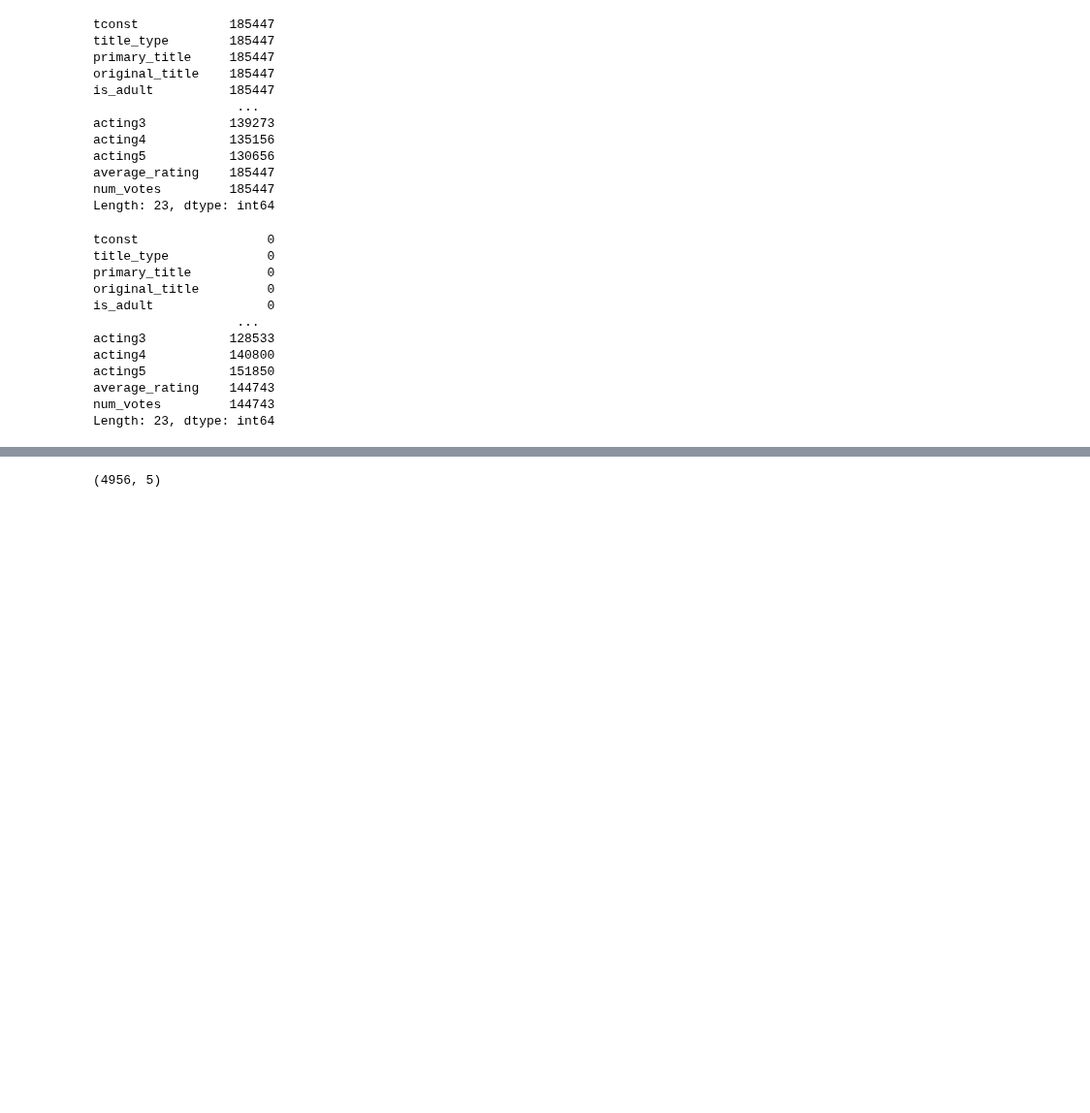
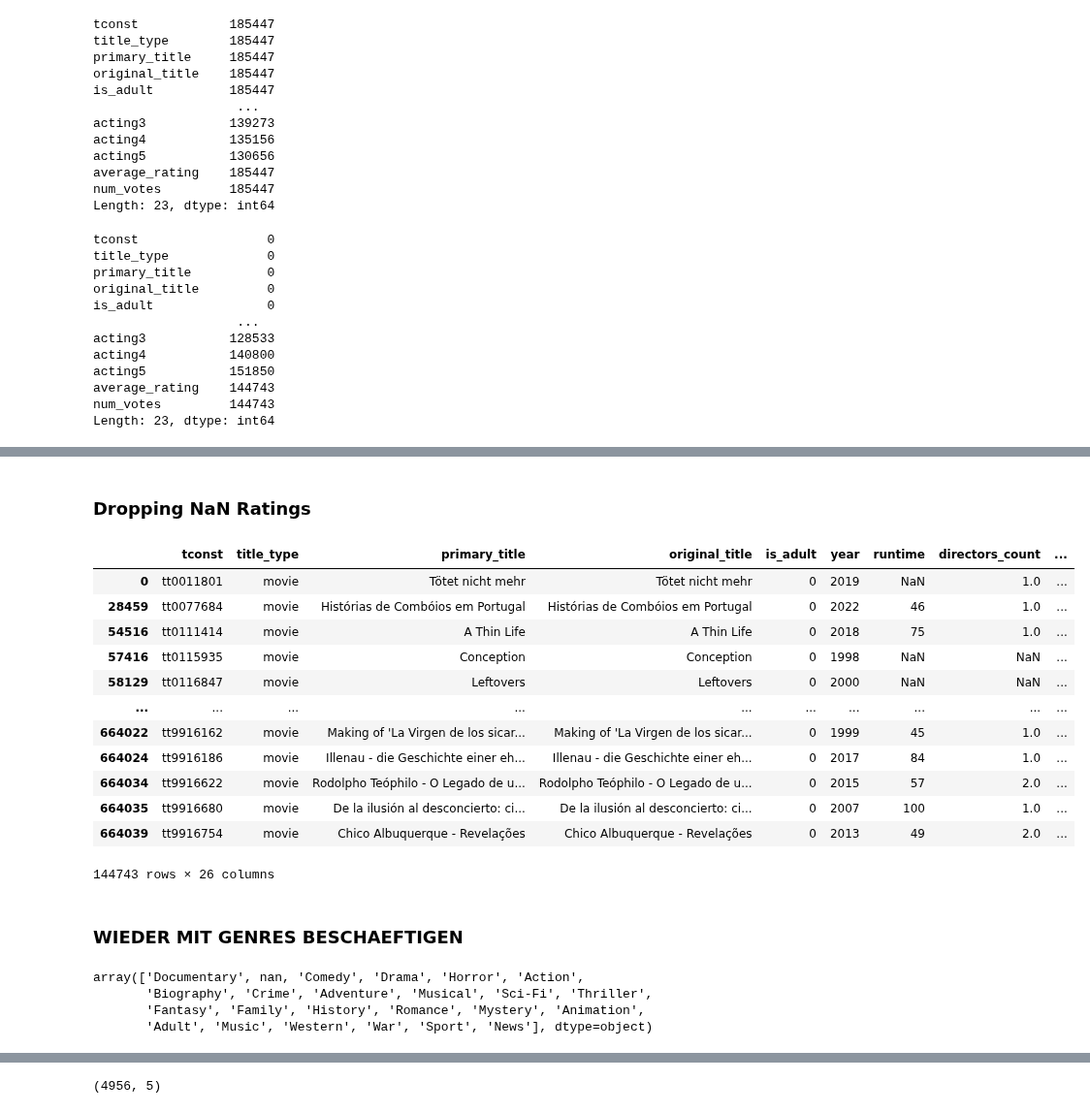
Before and after one commit to tk87-hono/data_analytics_24_4-Capstone_Movie_Group, a Jupyter notebook: Dataframes.ipynb, the cells around one changed output, grey strips where cells are left out. Shown at 97% size. Saved outputs shown, nothing was run; the diff lists cells and outputs as text; code cells hidden in the pictures; blank space fills up the shorter version.

```diff
--- a/Dataframes.ipynb
+++ b/Dataframes.ipynb
@@ -594,0 +655,18 @@ df_imdb_final.to_csv('./Data/df_imdb_final.csv')
+# %% [markdown]
+### Dropping NaN Ratings
+# %%
+df_imdb_final[df_imdb_final['average_rating'].isnull()]
+# %% [output]
+|  | tconst | title_type | primary_title | original_title | is_adult | year | runtime | directors_count | ... |
+| 0 | tt0011801 | movie | Tötet nicht mehr | Tötet nicht mehr | 0 | 2019 | NaN | 1.0 | ... |
+| 28459 | tt0077684 | movie | Histórias de Combóios em Portugal | Histórias de Combóios em Portugal | 0 | 2022 | 46 | 1.0 | ... |
+| 54516 | tt0111414 | movie | A Thin Life | A Thin Life | 0 | 2018 | 75 | 1.0 | ... |
+| 57416 | tt0115935 | movie | Conception | Conception | 0 | 1998 | NaN | NaN | ... |
+| 58129 | tt0116847 | movie | Leftovers | Leftovers | 0 | 2000 | NaN | NaN | ... |
+| ... | ... | ... | ... | ... | ... | ... | ... | ... | ... |
+| 664022 | tt9916162 | movie | Making of 'La Virgen de los sicar... | Making of 'La Virgen de los sicar... | 0 | 1999 | 45 | 1.0 | ... |
+| 664024 | tt9916186 | movie | Illenau - die Geschichte einer eh... | Illenau - die Geschichte einer eh... | 0 | 2017 | 84 | 1.0 | ... |
+| 664034 | tt9916622 | movie | Rodolpho Teóphilo - O Legado de u... | Rodolpho Teóphilo - O Legado de u... | 0 | 2015 | 57 | 2.0 | ... |
+| 664035 | tt9916680 | movie | De la ilusión al desconcierto: ci... | De la ilusión al desconcierto: ci... | 0 | 2007 | 100 | 1.0 | ... |
+| 664039 | tt9916754 | movie | Chico Albuquerque - Revelações | Chico Albuquerque - Revelações | 0 | 2013 | 49 | 2.0 | ... |
+144743 rows × 26 columns
@@ -594,0 +675,9 @@ df_imdb_final.to_csv('./Data/df_imdb_final.csv')
+# %% [markdown]
+### WIEDER MIT GENRES BESCHAEFTIGEN
+# %%
+df_imdb_final['genre'].unique()
+# %% [output]
+array(['Documentary', nan, 'Comedy', 'Drama', 'Horror', 'Action',
+       'Biography', 'Crime', 'Adventure', 'Musical', 'Sci-Fi', 'Thriller',
+       'Fantasy', 'Family', 'History', 'Romance', 'Mystery', 'Animation',
+       'Adult', 'Music', 'Western', 'War', 'Sport', 'News'], dtype=object)
```
Also changed, not shown: parts of 32 cells of this notebook.
